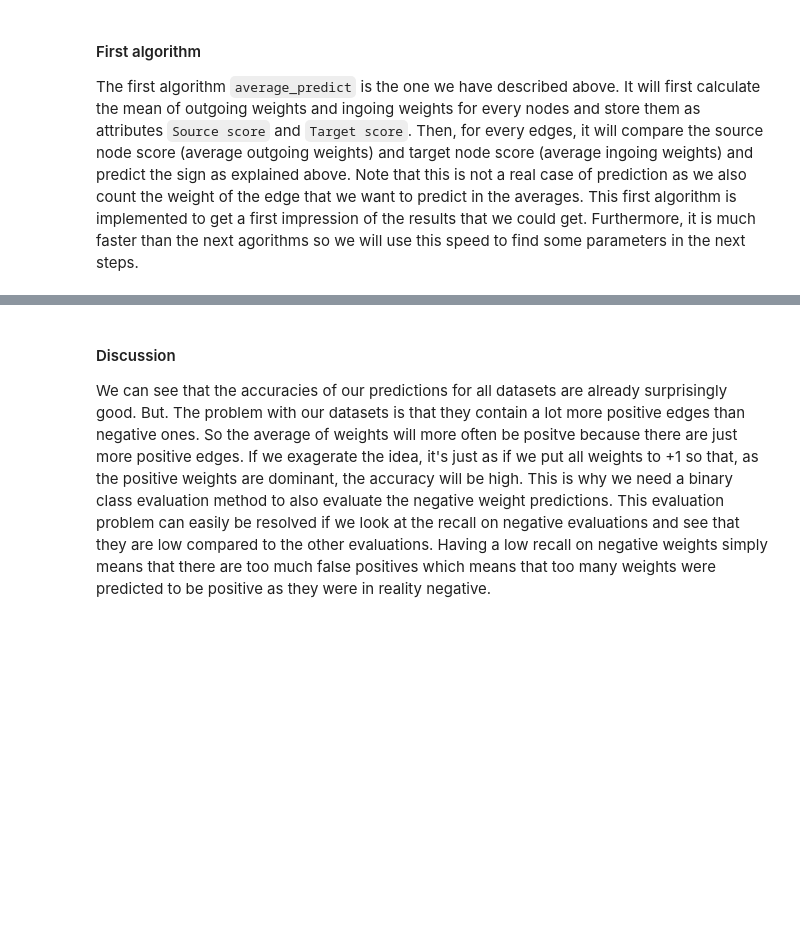
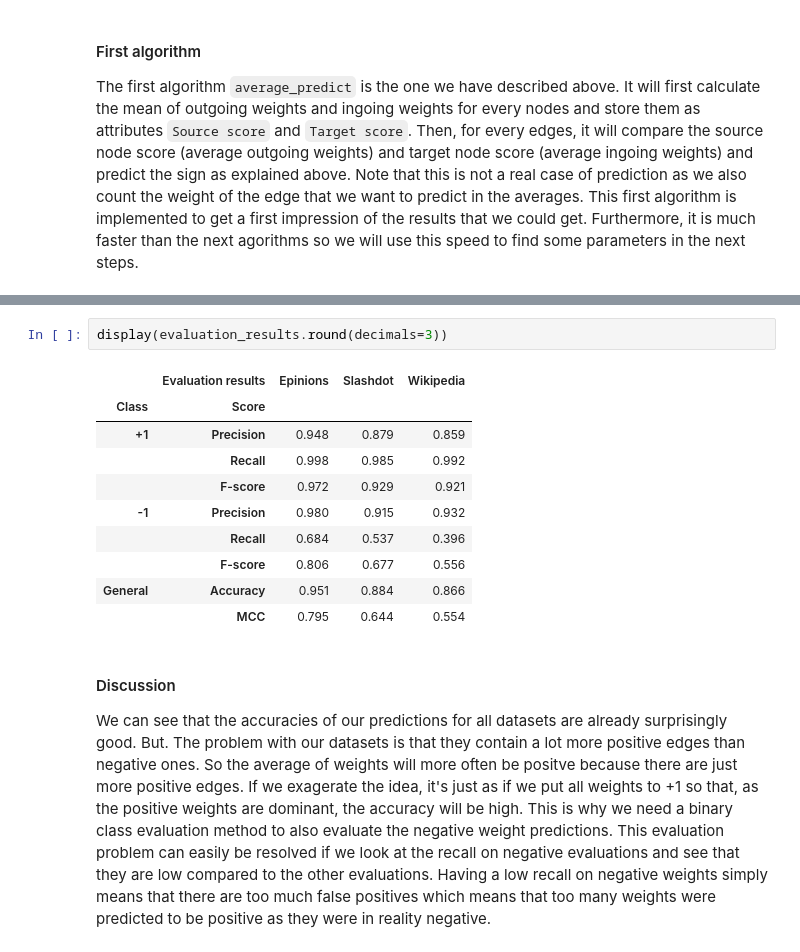
Before and after one commit to epfl-ada/ada-2020-project-milestone-p3-p3_daddario, a Jupyter notebook: creative_extension.ipynb, the cells around one changed output, grey strips where cells are left out. Saved outputs shown, nothing was run; the diff lists cells and outputs as text; blank space fills up the shorter version.

```diff
--- a/creative_extension.ipynb
+++ b/creative_extension.ipynb
@@ -221,3 +197,16 @@ Matthews correlation coefficient: 0.361
+# %%
+display(evaluation_results.round(decimals=3))
+# %% [output]
+|  | Evaluation results | Epinions | Slashdot | Wikipedia |
+| Class | Score |  |  |  |
+| +1 | Precision | 0.948 | 0.879 | 0.859 |
+|  | Recall | 0.998 | 0.985 | 0.992 |
+|  | F-score | 0.972 | 0.929 | 0.921 |
+| -1 | Precision | 0.980 | 0.915 | 0.932 |
+|  | Recall | 0.684 | 0.537 | 0.396 |
+|  | F-score | 0.806 | 0.677 | 0.556 |
+| General | Accuracy | 0.951 | 0.884 | 0.866 |
+|  | MCC | 0.795 | 0.644 | 0.554 |
 # %% [markdown]
 #### Discussion
 We can see that the accuracies of our predictions for all datasets are already surprisingly good. But. The problem with our datasets is that they contain a lot more positive edges than negative ones. So the average of weights will more often be positve because there are just more positive edges. If we exagerate the idea, it's just as if we put all weights to +1 so that, as the positive weights are dominant, the accuracy will be high. This is why we need a binary class evaluation method to also evaluate the negative weight predictions. This evaluation problem can easily be resolved if we look at the recall on negative evaluations and see that they are low compared to the other evaluations. Having a low recall on negative weights simply means that there are too much false positives which means that too many weights were predicted to be positive as they were in reality negative.
```
Also changed, not shown: parts of 38 cells of this notebook.
